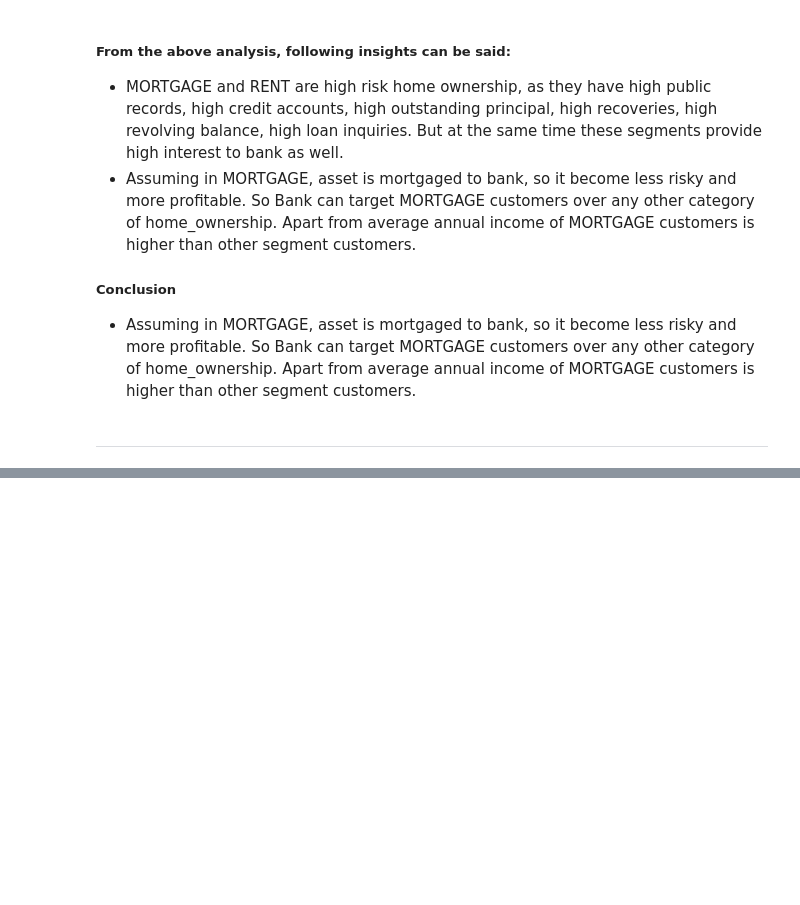
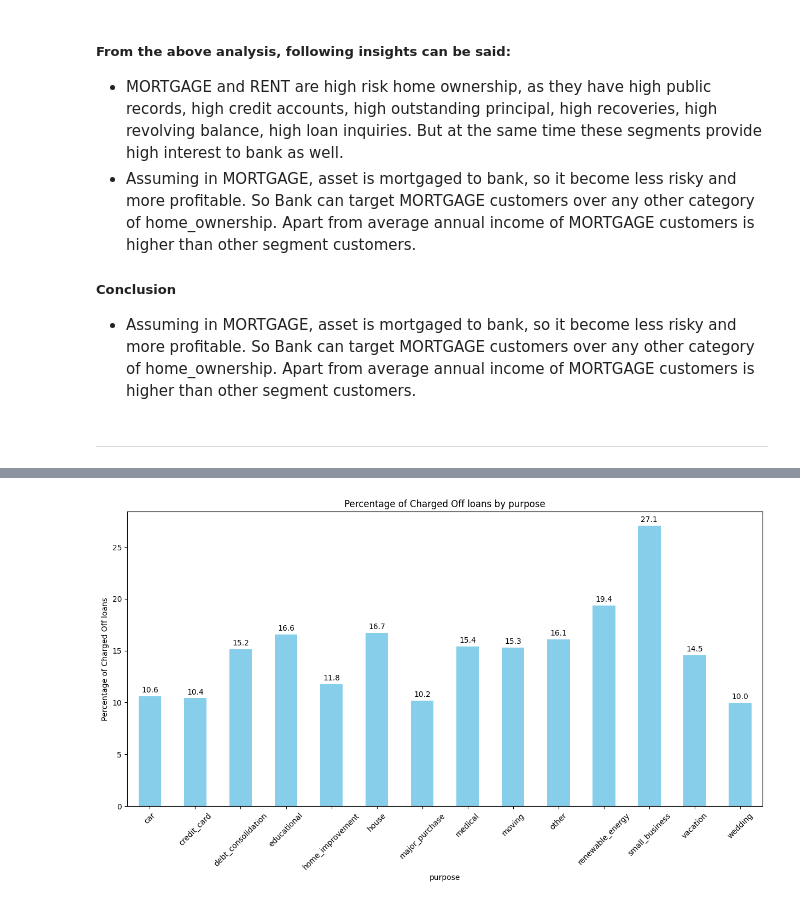
Before and after one commit to tejasvadhyani/LendingClubCaseStudy, a Jupyter notebook: Tejasva_Dhyani.ipynb, the cells around one changed output, grey strips where cells are left out. Cells and saved outputs as stored; diff of their text form; code cells hidden in the pictures; blank space fills up the shorter version.

```diff
--- a/Tejasva_Dhyani.ipynb
+++ b/Tejasva_Dhyani.ipynb
@@ -1747,0 +1784,5 @@ df_loan.to_excel('processed_loan.xlsx', index=False)
+# %%
+# Bivariate analysis of Purpose and Loan Status
+create_bivariate_chart(df_loan, 'purpose', 45)
+# %% [output]
+[figure, added]
```
Also changed, not shown: parts of 12 cells of this notebook, 1 other file.
